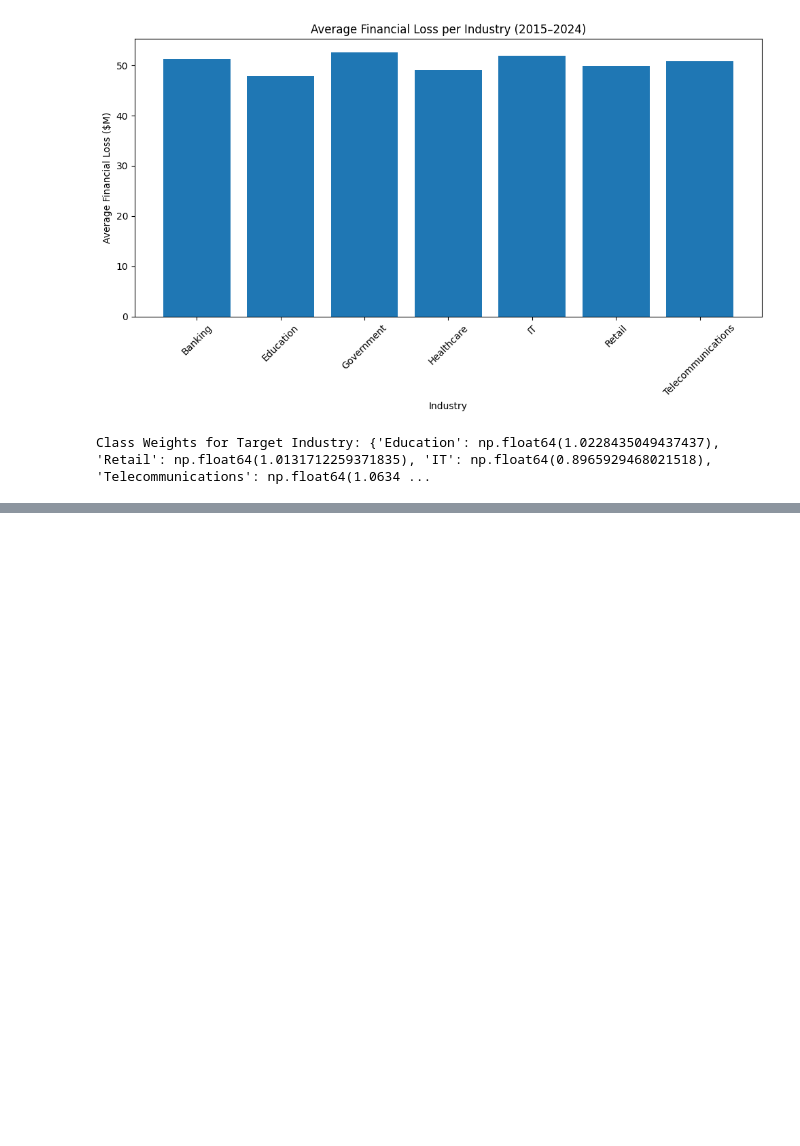
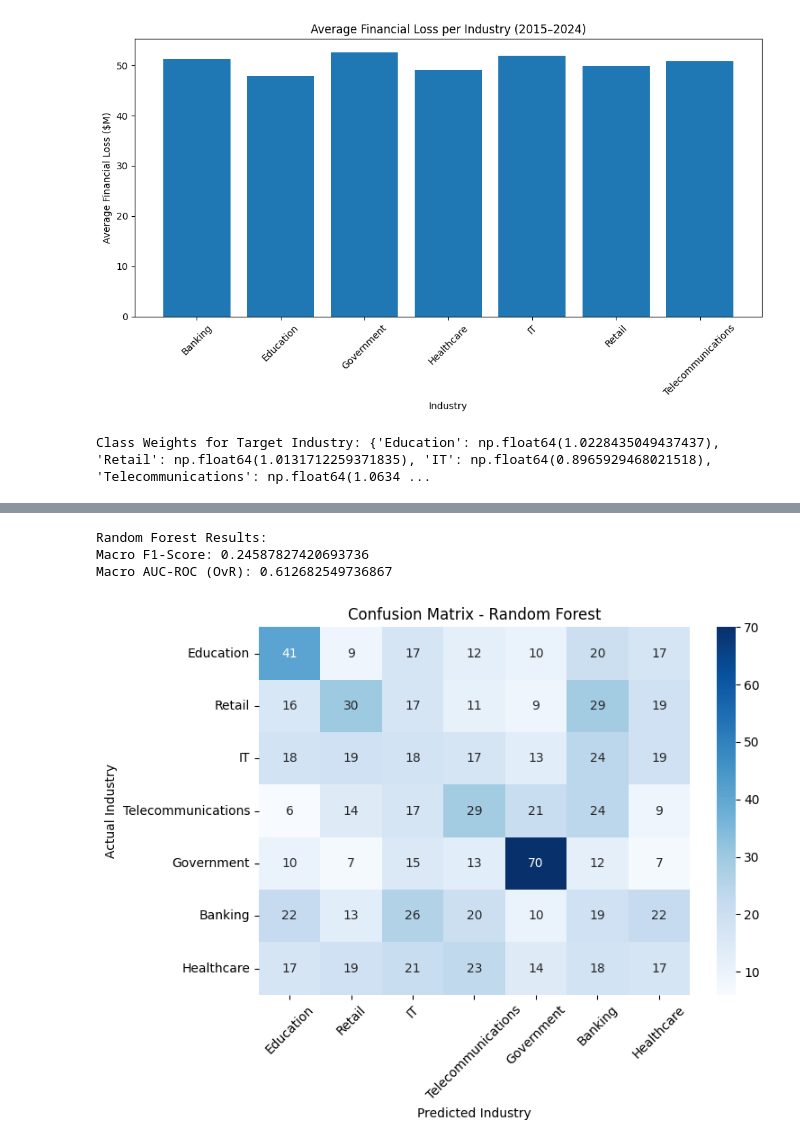
Before and after one commit to brosenthal140/cap4770-cyber-threats, a Jupyter notebook: Group10.ipynb, the cells around one changed output, grey strips where cells are left out. Drawn from its saved outputs; the diff is of its cells as text; code cells hidden in the pictures; blank space fills up the shorter version.

Commit message:
Random Forest classifier

```diff
--- a/Group10.ipynb
+++ b/Group10.ipynb
@@ -187 +189,39 @@ Macro AUC-ROC (OvR): 0.5753036567117619
 [figure]
+# %%
+
+
+# Prepare features and target
+X = df_encoded.drop(columns=['Target Industry', 'Country', 'Attack Source',
+                           'Defense Mechanism Used', 'Incident Resolution Time (in Hours)',
+                           'Financial Loss (in Million $)', 'Number of Affected Users'])
+y = df_encoded['Target Industry']
+
+# Split data
+X_train, X_test, y_train, y_test = train_test_split(X, y, test_size=0.3, random_state=42)
+
+# Train Random Forest
+random_forest_model = RandomForestClassifier(random_state=0)
+random_forest_model.fit(X_train, y_train)
+
+# Predictions and metrics
+y_pred = random_forest_model.predict(X_test)
+print("Random Forest Results:")
+print("Macro F1-Score:", f1_score(y_test, y_pred, average='macro'))
+print("Macro AUC-ROC (OvR):", roc_auc_score(y_test, random_forest_model.predict_proba(X_test), multi_class='ovr'))
+
+# Confusion matrix
+cm = confusion_matrix(y_test, y_pred)
+plt.figure(figsize=(8, 6))
+sns.heatmap(cm, annot=True, fmt='d', cmap='Blues', xticklabels=classes, yticklabels=classes)
+plt.title('Confusion Matrix - Random Forest')
+plt.xlabel('Predicted Industry')
+plt.ylabel('Actual Industry')
+plt.xticks(rotation=45)
+plt.tight_layout()
+plt.savefig('confusion_matrix_randomforest.png')
+plt.show()
+# %% [output]
+Random Forest Results:
+Macro F1-Score: 0.24587827420693736
+Macro AUC-ROC (OvR): 0.612682549736867
+[figure, added]
```
Also changed, not shown: parts of 2 cells of this notebook.
